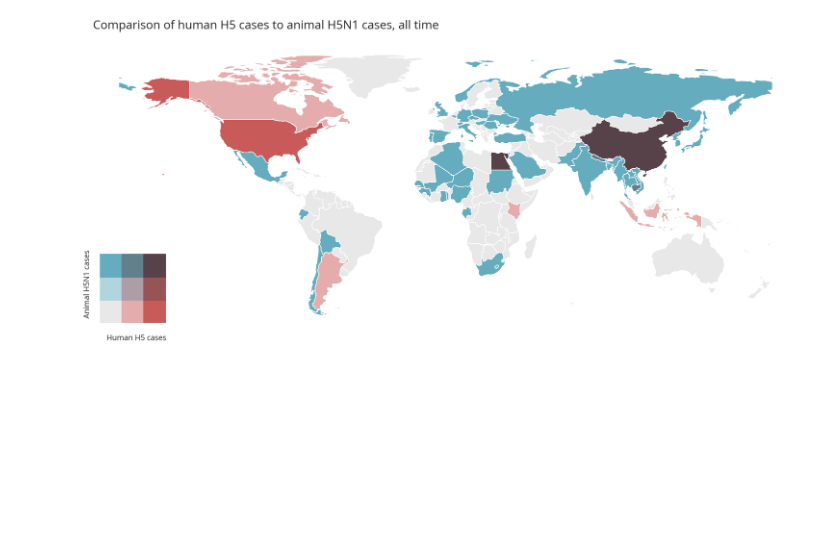
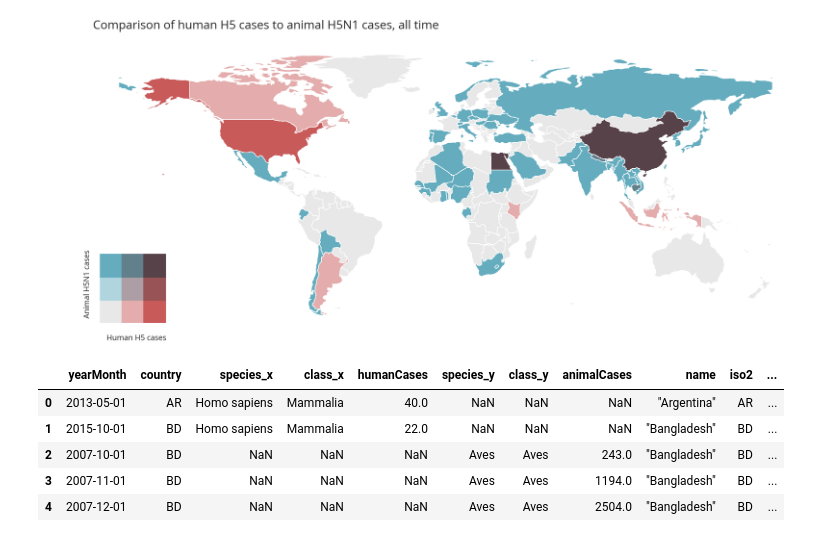
Before and after one commit to cghss-data-lab/uga-pipp, a Jupyter notebook: query_figures/query_figures_080123.ipynb, the cells around one changed output. Cells and saved outputs as stored; diff of their text form; code cells hidden in the pictures; blank space fills up the shorter version.

```diff
--- a/query_figures/query_figures_080123.ipynb
+++ b/query_figures/query_figures_080123.ipynb
@@ -1460,0 +1472,38 @@ filtered_gdf = gdf[gdf[attribute_column] == desired_value]
+# %%
+def process_dataframe(df, datasource):
+    df["yearMonth"] = df["yearMonth"].apply(remove_chars)
+    df["species"] = df["species"].apply(remove_chars)
+    df['country'] = df['country'].apply(remove_chars)
+    df['class'] = df['class'].apply(remove_chars)
+    df['yearMonth'] = pd.to_datetime(df['yearMonth'], format="%Y-%m-%d")
+
+    # # Agg on country by year
+    # df = df.groupby(['country']).agg({'monthlyCases': 'sum'}).reset_index()
+    df.rename(columns={'monthlyCases': datasource+'Cases'}, inplace=True)
+    return df
+# %%
+human = pd.read_csv("data/influenza_AH5_cases_country_species_class_month.csv")
+animal = pd.read_csv("data/h5n1_cases_country_species_class_month.csv")
+
+human = process_dataframe(human, "human")
+animal = process_dataframe(animal, "animal")
+
+
+# Merge FluNet and WAHIS
+merge = pd.merge(human, animal,on=["country","yearMonth"],how="outer")
+
+country_match = pd.read_csv("data/country_match.csv")
+country_match["iso2"] = country_match["iso2"].apply(remove_chars)
+country_match["iso3"] = country_match["iso3"].apply(remove_chars)
+
+
+merge = pd.merge(merge, country_match, left_on="country",right_on="iso2",how="outer")
+# %%
+merge.head()
+# %% [output]
+|  | yearMonth | country | species_x | class_x | humanCases | species_y | class_y | animalCases | name | iso2 | ... |
+| 0 | 2013-05-01 | AR | Homo sapiens | Mammalia | 40.0 | NaN | NaN | NaN | "Argentina" | AR | ... |
+| 1 | 2015-10-01 | BD | Homo sapiens | Mammalia | 22.0 | NaN | NaN | NaN | "Bangladesh" | BD | ... |
+| 2 | 2007-10-01 | BD | NaN | NaN | NaN | Aves | Aves | 243.0 | "Bangladesh" | BD | ... |
+| 3 | 2007-11-01 | BD | NaN | NaN | NaN | Aves | Aves | 1194.0 | "Bangladesh" | BD | ... |
+| 4 | 2007-12-01 | BD | NaN | NaN | NaN | Aves | Aves | 2504.0 | "Bangladesh" | BD | ... |
```
Also changed, not shown: parts of 29 cells of this notebook, 10 other files.
